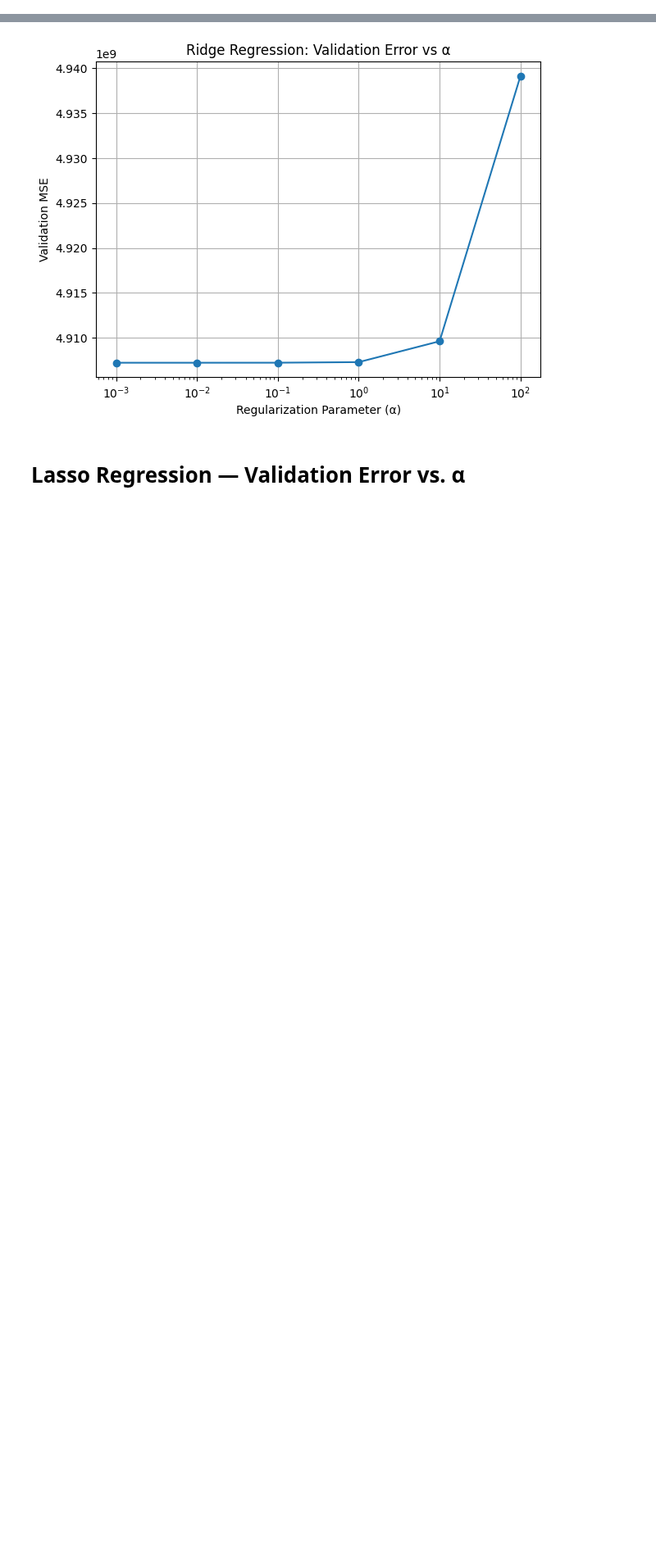
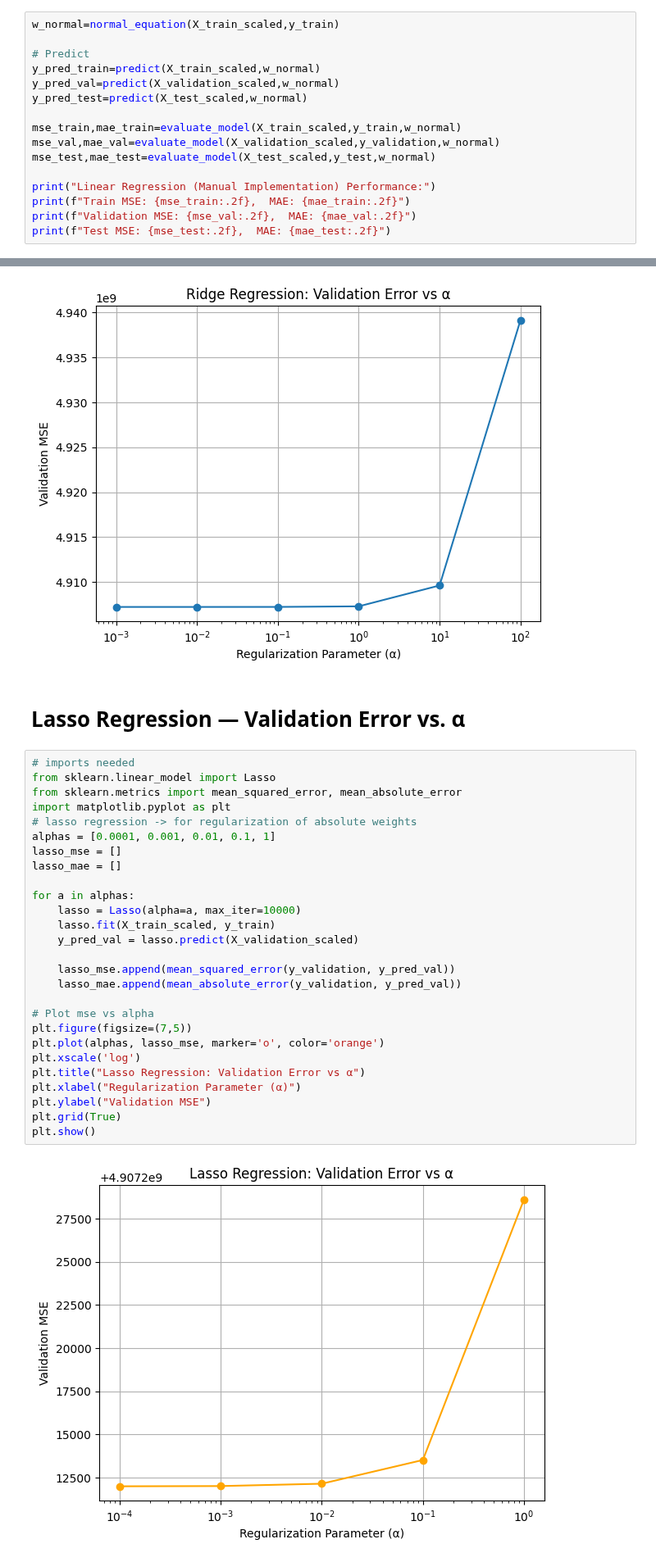
Before and after one commit to habibarezq/ML-Assignments-25, a Jupyter notebook: Assignment-1/src/regression_manual.ipynb, the cells around one changed output, grey strips where cells are left out. Shown at 82% size. Saved outputs shown, nothing was run; the diff lists cells and outputs as text; blank space fills up the shorter version.

```diff
--- a/Assignment-1/src/regression_manual.ipynb
+++ b/Assignment-1/src/regression_manual.ipynb
@@ -107,0 +203,16 @@ print(y_train.shape)
+# %%
+w_normal=normal_equation(X_train_scaled,y_train)
+
+# Predict
+y_pred_train=predict(X_train_scaled,w_normal)
+y_pred_val=predict(X_validation_scaled,w_normal)
+y_pred_test=predict(X_test_scaled,w_normal)
+
+mse_train,mae_train=evaluate_model(X_train_scaled,y_train,w_normal)
+mse_val,mae_val=evaluate_model(X_validation_scaled,y_validation,w_normal)
+mse_test,mae_test=evaluate_model(X_test_scaled,y_test,w_normal)
+
+print("Linear Regression (Manual Implementation) Performance:")
+print(f"Train MSE: {mse_train:.2f},  MAE: {mae_train:.2f}")
+print(f"Validation MSE: {mse_val:.2f},  MAE: {mae_val:.2f}")
+print(f"Test MSE: {mse_test:.2f},  MAE: {mae_test:.2f}")
@@ -186,3 +324,32 @@ plt.show()
 [figure]
 # %% [markdown]
 # Lasso Regression — Validation Error vs. α
+# %%
+# imports needed
+from sklearn.linear_model import Lasso
+from sklearn.metrics import mean_squared_error, mean_absolute_error
+import matplotlib.pyplot as plt
+# lasso regression -> for regularization of absolute weights
+alphas = [0.0001, 0.001, 0.01, 0.1, 1]
+lasso_mse = []
+lasso_mae = []
+
+for a in alphas:
+    lasso = Lasso(alpha=a, max_iter=10000)
+    lasso.fit(X_train_scaled, y_train)
+    y_pred_val = lasso.predict(X_validation_scaled)
+
+    lasso_mse.append(mean_squared_error(y_validation, y_pred_val))
+    lasso_mae.append(mean_absolute_error(y_validation, y_pred_val))
+
+# Plot mse vs alpha
+plt.figure(figsize=(7,5))
+plt.plot(alphas, lasso_mse, marker='o', color='orange')
+plt.xscale('log')
+plt.title("Lasso Regression: Validation Error vs α")
+plt.xlabel("Regularization Parameter (α)")
+plt.ylabel("Validation MSE")
+plt.grid(True)
+plt.show()
+# %% [output]
+[figure, added]
```
Also changed, not shown: parts of 21 cells of this notebook.
